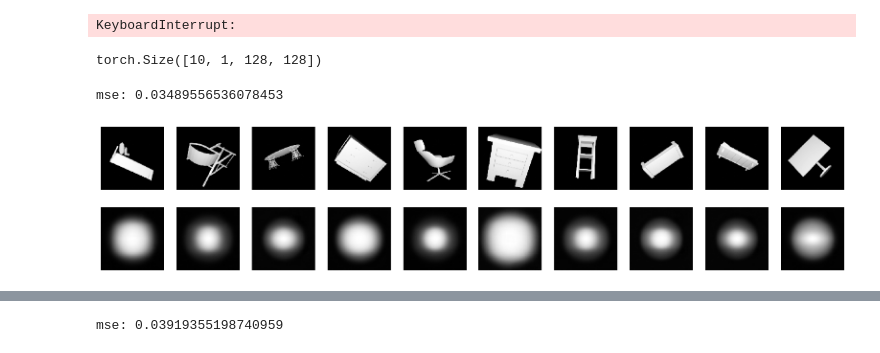
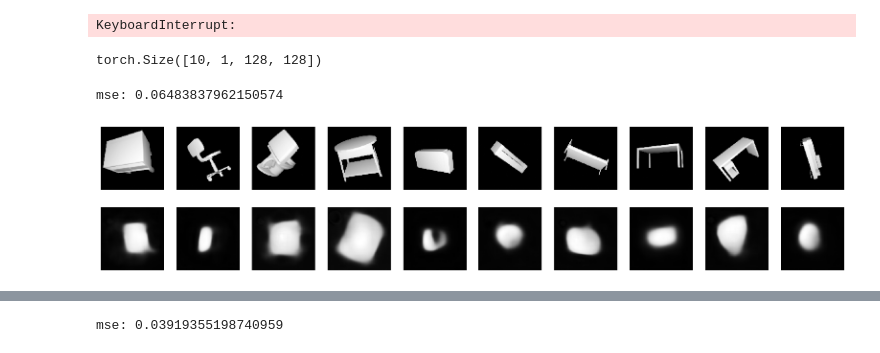
Before and after one commit to joeagriffith/HEPA, a Jupyter notebook: Examples/ModelNet10/modelnet.ipynb, the cells around one changed output, grey strips where cells are left out. Saved outputs shown, nothing was run; the diff lists cells and outputs as text; code cells hidden in the pictures.

```diff
--- a/Examples/ModelNet10/modelnet.ipynb
+++ b/Examples/ModelNet10/modelnet.ipynb
@@ -37,10 +36,12 @@ torch.backends.cudnn.benchmark = True
 device
 # %% [output]
 'cuda'
+# %%
+cfg, _ = modelnet10_cfg(dataset='modelnet10', experiment='long_quat', trial='iGPA', model_type='iGPA')
+cfg['ddp'] = False
+cfg['dataset_dtype'] = 'float32'
 # %%
-root = '../Datasets/'
-res = 128
-train_set = ModelNet10(root, 'train', device=torch.device('cpu'), resolution=128)
+train_set = ModelNet10(cfg, 'train')
 train_set.data.shape
 train_set, val_set = train_set.split_set(0.8)
 # %%
@@ -64,0 +66,5 @@ Min value: tensor(0, dtype=torch.uint8)
+# %%
+model = get_model(cfg)
+sd = torch.load(f'out/ModelNet10/models/long_quat/iGPA/0.pth')
+model.load_state_dict(sd)
+model.to(device)
@@ -313,26 +337,26 @@ Loading data...
 KeyboardInterrupt:
 # %%
 model_name = 'iGPA'
-model = iGPA(1, 3, backbone='resnet18', resolution=res)
-model.load_state_dict(torch.load(f'Examples/ModelNet10/out/models/basic_comparison/{model_name}/0.pth'))
+model = get_model(cfg)
+model.load_state_dict(torch.load(f'out/ModelNet10/models/long_quat/iGPA/0.pth'))
 model.to(device)
 
 x = train_set.data[10:20, 0, :, :].to(device).float() / 255.0
 print(x.shape)
 x_hat = model.predict(x, stop_at=0)
 mse = F.mse_loss(x_hat, x)
 print(f'mse: {mse}')
 import matplotlib.pyplot as plt
 
 # Plotting the original images and their reconstructions
 fig, axs = plt.subplots(2, 10, figsize=(20, 4))
 for i in range(10):
     axs[0, i].imshow(x[i, 0, :, :].cpu().detach().numpy(), cmap='gray')
     axs[0, i].axis('off')
     axs[1, i].imshow(x_hat[i, 0, :, :].cpu().detach().numpy(), cmap='gray')
     axs[1, i].axis('off')
 plt.show()
 # %% [output]
 torch.Size([10, 1, 128, 128])
-mse: 0.03489556536078453
+mse: 0.06483837962150574
-[figure, old version]
+[figure, new version]
```
Also changed, not shown: parts of 4 cells of this notebook, 19 other files.
